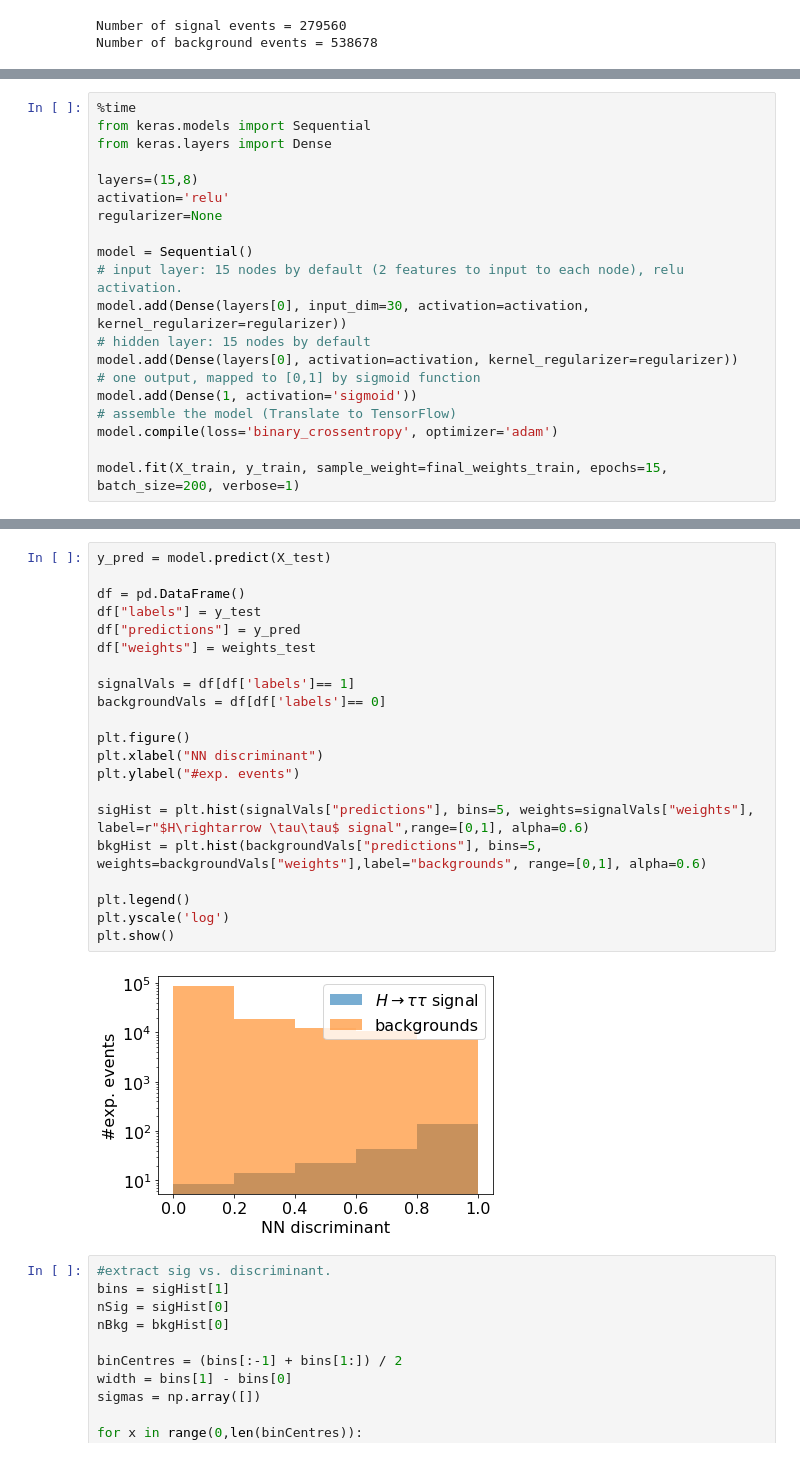
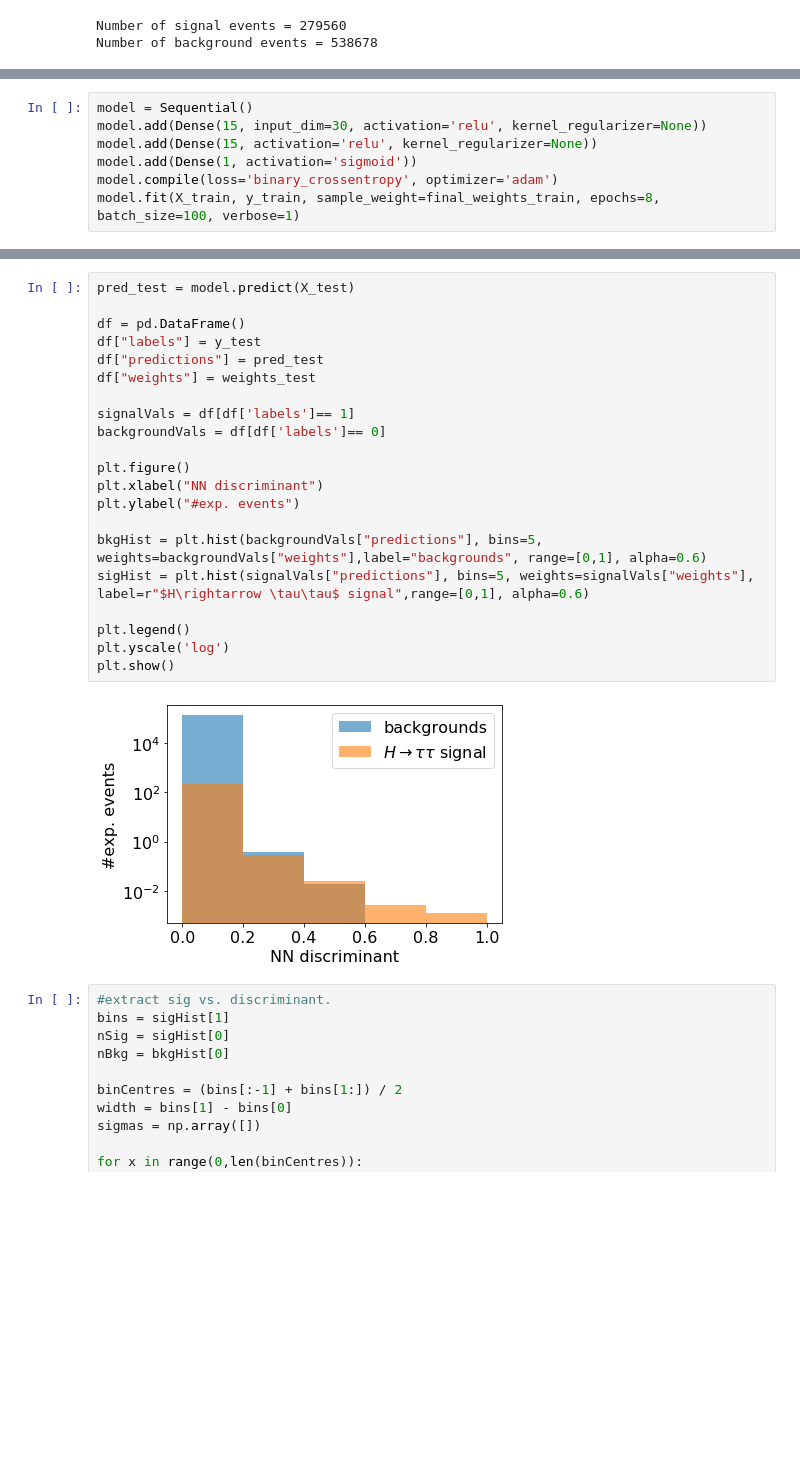
Before and after one commit to keaveney/StatisticsLectures, a Jupyter notebook: NN_demo_Higgs_tautau.ipynb, the cells around one changed output, grey strips where cells are left out. Drawn from its saved outputs; the diff is of its cells as text; blank space fills up the shorter version.

```diff
--- a/NN_demo_Higgs_tautau.ipynb
+++ b/NN_demo_Higgs_tautau.ipynb
@@ -91,21 +129,8 @@ final_weights_train = df_train["weights"]
 # %%
-%time
-from keras.models import Sequential
-from keras.layers import Dense
-
-layers=(15,8)
-activation='relu'
-regularizer=None
-
 model = Sequential()
-# input layer: 15 nodes by default (2 features to input to each node), relu activation.
-model.add(Dense(layers[0], input_dim=30, activation=activation, kernel_regularizer=regularizer))
-# hidden layer: 15 nodes by default
-model.add(Dense(layers[0], activation=activation, kernel_regularizer=regularizer))
-# one output, mapped to [0,1] by sigmoid function
+model.add(Dense(15, input_dim=30, activation='relu', kernel_regularizer=None))
+model.add(Dense(15, activation='relu', kernel_regularizer=None))
 model.add(Dense(1, activation='sigmoid'))
-# assemble the model (Translate to TensorFlow)
 model.compile(loss='binary_crossentropy', optimizer='adam')
-
-model.fit(X_train, y_train, sample_weight=final_weights_train, epochs=15, batch_size=200, verbose=1)
+model.fit(X_train, y_train, sample_weight=final_weights_train, epochs=8, batch_size=100, verbose=1)
 # %% [output]
@@ -129,27 +154,27 @@ Epoch 15/15
 <keras.callbacks.callbacks.History at 0x...>
 # %%
-y_pred = model.predict(X_test)
+pred_test = model.predict(X_test)
 
 df = pd.DataFrame()
 df["labels"] = y_test
-df["predictions"] = y_pred
+df["predictions"] = pred_test
 df["weights"] = weights_test
 
 signalVals = df[df['labels']== 1]
 backgroundVals = df[df['labels']== 0]
 
 plt.figure()
 plt.xlabel("NN discriminant")
 plt.ylabel("#exp. events")
 
+bkgHist = plt.hist(backgroundVals["predictions"], bins=5, weights=backgroundVals["weights"],label="backgrounds", range=[0,1], alpha=0.6)
 sigHist = plt.hist(signalVals["predictions"], bins=5, weights=signalVals["weights"],  label=r"$H\rightarrow \tau\tau$ signal",range=[0,1], alpha=0.6)
-bkgHist = plt.hist(backgroundVals["predictions"], bins=5, weights=backgroundVals["weights"],label="backgrounds", range=[0,1], alpha=0.6)
 
 plt.legend()
 plt.yscale('log')
 plt.show()
 # %% [output]
-[figure, old version]
+[figure, new version]
 # %%
 #extract sig vs. discriminant.
 bins = sigHist[1]
```
Also changed, not shown: parts of 13 cells of this notebook.
